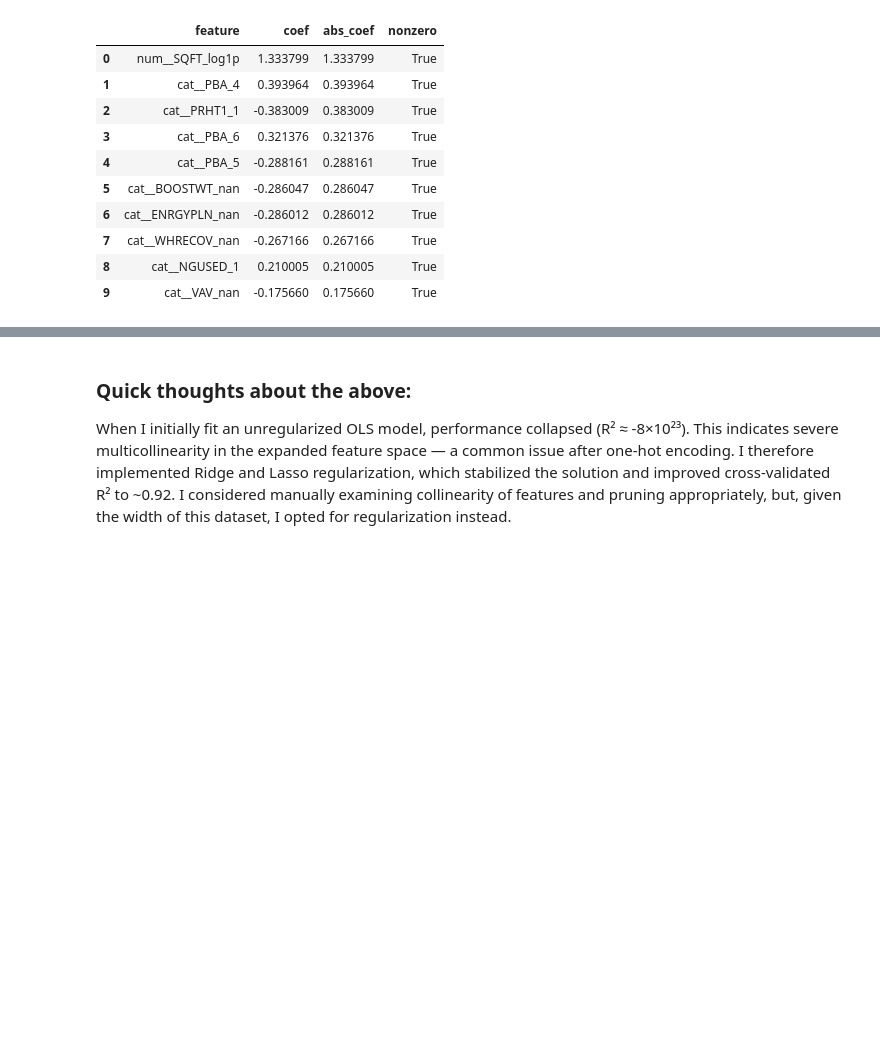
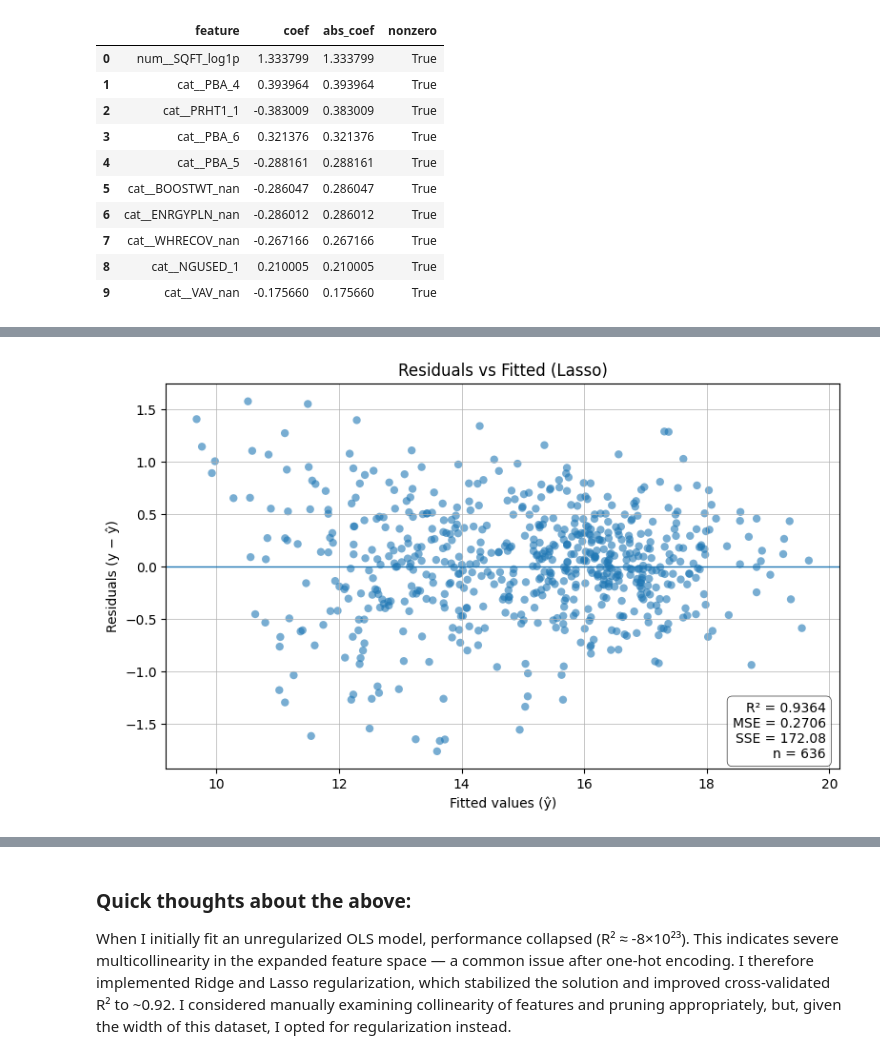
Before and after one commit to dgorin1/CBECS_portfolio, a Jupyter notebook: notebooks/02_build_train.ipynb, the cells around one changed output, grey strips where cells are left out. Saved outputs shown, nothing was run; the diff lists cells and outputs as text; code cells hidden in the pictures; blank space fills up the shorter version.

```diff
--- a/notebooks/02_build_train.ipynb
+++ b/notebooks/02_build_train.ipynb
@@ -409,0 +420,27 @@ plt.show()
+# %%
+r2 = r2_score(y_test, y_pred)
+resid = y_test - y_pred
+sse = float(np.sum(resid**2))
+mse = float(sse / len(y_test))
+
+plt.figure(figsize=(8, 5))
+plt.scatter(y_pred, resid, alpha=0.6, edgecolor="none")
+plt.axhline(0, linewidth=1)
+plt.xlabel("Fitted values (ŷ)")
+plt.ylabel("Residuals (y − ŷ)")
+plt.title("Residuals vs Fitted (Lasso)")
+plt.grid(True, linewidth=0.5)
+
+# Stats box
+text = f"R² = {r2:.4f}\nMSE = {mse:.4f}\nSSE = {sse:.2f}\nn = {len(y_test)}"
+plt.gca().text(
+    0.98, 0.02, text,
+    transform=plt.gca().transAxes,
+    ha="right", va="bottom",
+    bbox=dict(boxstyle="round,pad=0.4", facecolor="white", alpha=0.8, linewidth=0.5)
+)
+
+plt.tight_layout()
+plt.show()
+# %% [output]
+[figure, added]
```
Also changed, not shown: parts of 3 cells of this notebook.
